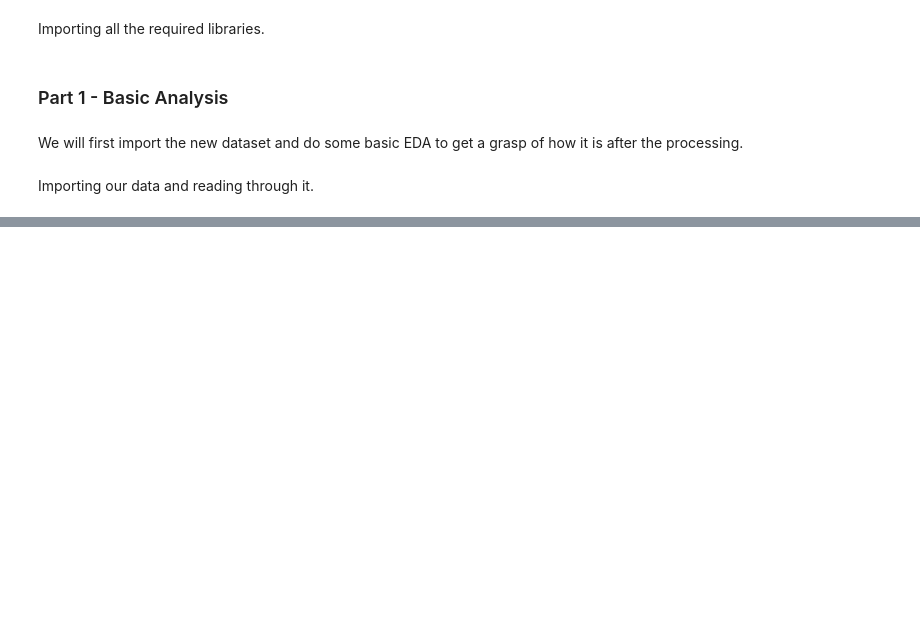
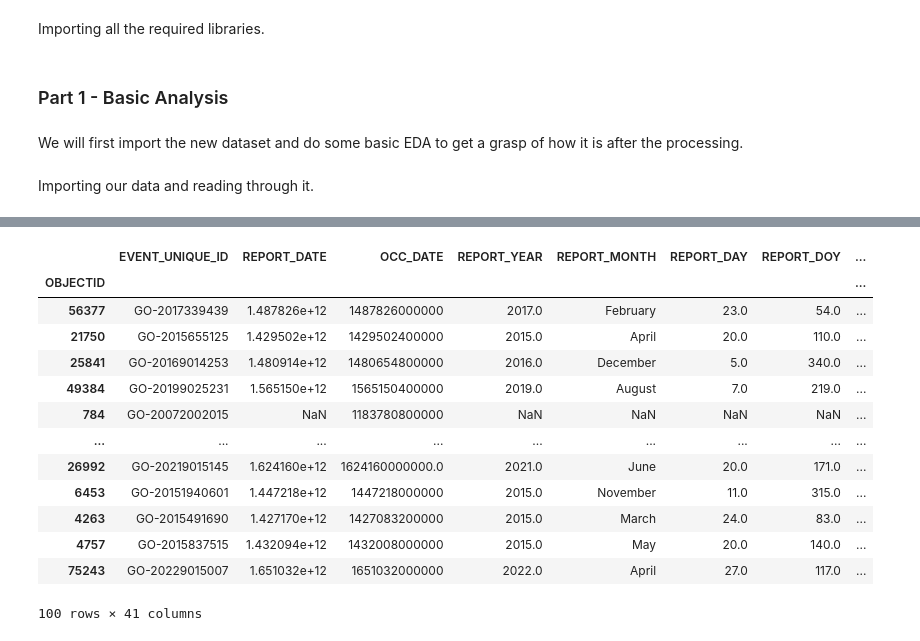
Before and after one commit to arsalan-radhu/Capstone_TorontoCrime, a Jupyter notebook: Notebooks/Sprint1.ipynb, the cells around one changed output, grey strips where cells are left out. Drawn from its saved outputs; the diff is of its cells as text; code cells hidden in the pictures; blank space fills up the shorter version.

```diff
--- a/Notebooks/Sprint1.ipynb
+++ b/Notebooks/Sprint1.ipynb
@@ -57,0 +42,40 @@ mos_df.sample(10)
+# %%
+#Reading the csv file
+assualt_df = pd.read_csv('../Data/Assualt.csv',low_memory=False, index_col=0)
+autoTheft_df = pd.read_csv('../Data/Auto Theft.csv',low_memory=False, index_col=0)
+bicycleTheft_df = pd.read_csv('../Data/Bicycle Theft.csv',low_memory=False, index_col=0)
+homicide_df = pd.read_csv('../Data/Homicide.csv',low_memory=False, index_col=0)
+motorTheft_df = pd.read_csv('../Data/Motor Theft.csv',low_memory=False, index_col=0)
+robbery_df = pd.read_csv('../Data/Robbery.csv',low_memory=False, index_col=0)
+shootings_df = pd.read_csv('../Data/Shootings.csv',low_memory=False, index_col=0)
+theftOver_df = pd.read_csv('../Data/Theft Over.csv',low_memory=False, index_col=0)
+
+final=[assualt_df,autoTheft_df,bicycleTheft_df,homicide_df,motorTheft_df,robbery_df,shootings_df,theftOver_df]
+
+"""
+Go through all th data files, and fix the columns expecially dates.regfgf
+fgsdf
+wwww
+subin
+
+"""
+#HEllo World.;
+
+#final_df=pd.concat(final)
+
+#final_df.sample(100)
+# %% [output]
+|  | EVENT_UNIQUE_ID | REPORT_DATE | OCC_DATE | REPORT_YEAR | REPORT_MONTH | REPORT_DAY | REPORT_DOY | ... |
+| OBJECTID |  |  |  |  |  |  |  | ... |
+| 56377 | GO-2017339439 | 1.487826e+12 | 1487826000000 | 2017.0 | February | 23.0 | 54.0 | ... |
+| 21750 | GO-2015655125 | 1.429502e+12 | 1429502400000 | 2015.0 | April | 20.0 | 110.0 | ... |
+| 25841 | GO-20169014253 | 1.480914e+12 | 1480654800000 | 2016.0 | December | 5.0 | 340.0 | ... |
+| 49384 | GO-20199025231 | 1.565150e+12 | 1565150400000 | 2019.0 | August | 7.0 | 219.0 | ... |
+| 784 | GO-20072002015 | NaN | 1183780800000 | NaN | NaN | NaN | NaN | ... |
+| ... | ... | ... | ... | ... | ... | ... | ... | ... |
+| 26992 | GO-20219015145 | 1.624160e+12 | 1624160000000.0 | 2021.0 | June | 20.0 | 171.0 | ... |
+| 6453 | GO-20151940601 | 1.447218e+12 | 1447218000000 | 2015.0 | November | 11.0 | 315.0 | ... |
+| 4263 | GO-2015491690 | 1.427170e+12 | 1427083200000 | 2015.0 | March | 24.0 | 83.0 | ... |
+| 4757 | GO-2015837515 | 1.432094e+12 | 1432008000000 | 2015.0 | May | 20.0 | 140.0 | ... |
+| 75243 | GO-20229015007 | 1.651032e+12 | 1651032000000 | 2022.0 | April | 27.0 | 117.0 | ... |
+100 rows × 41 columns
```
Also changed, not shown: parts of 10 cells of this notebook, 9 other files.
